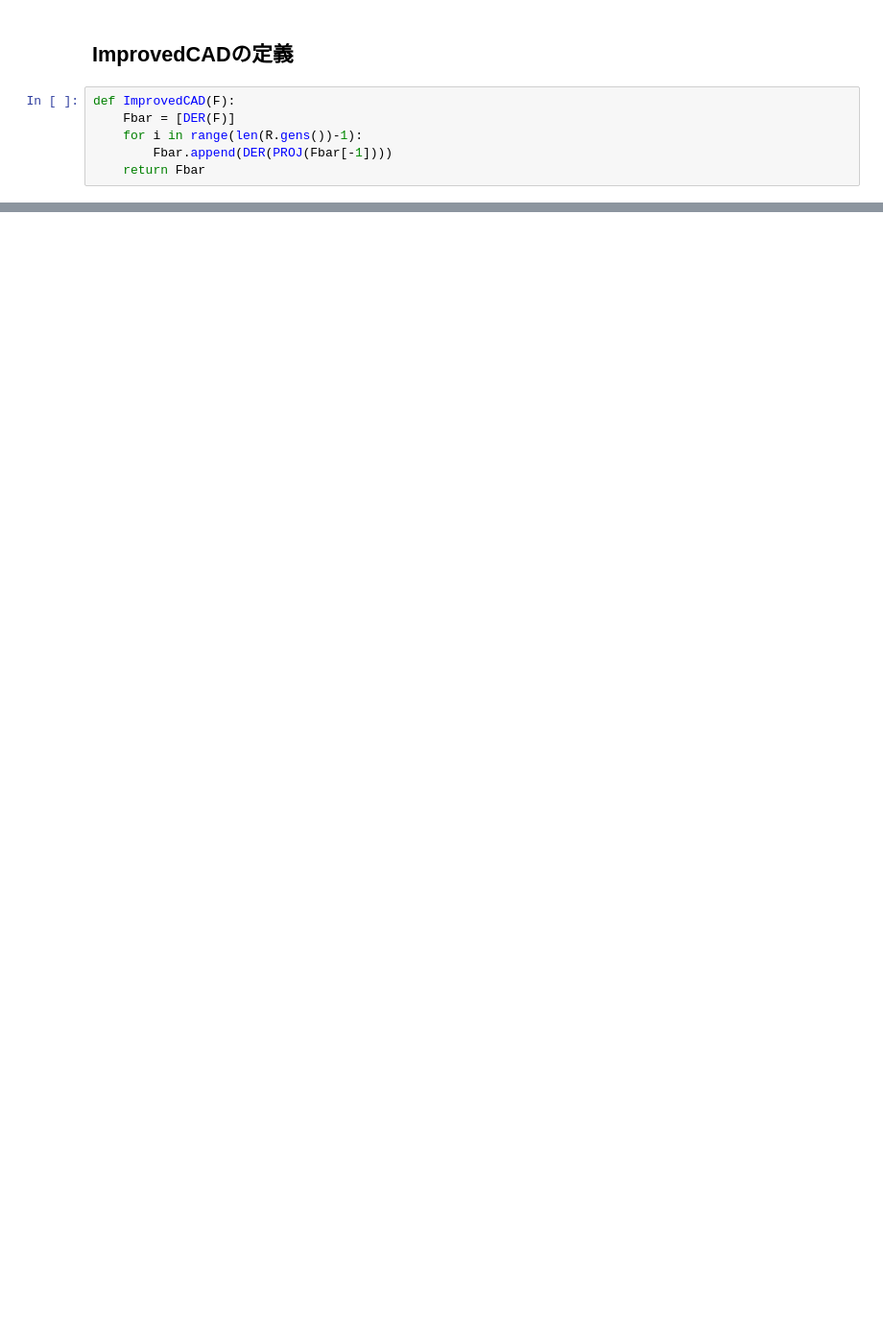
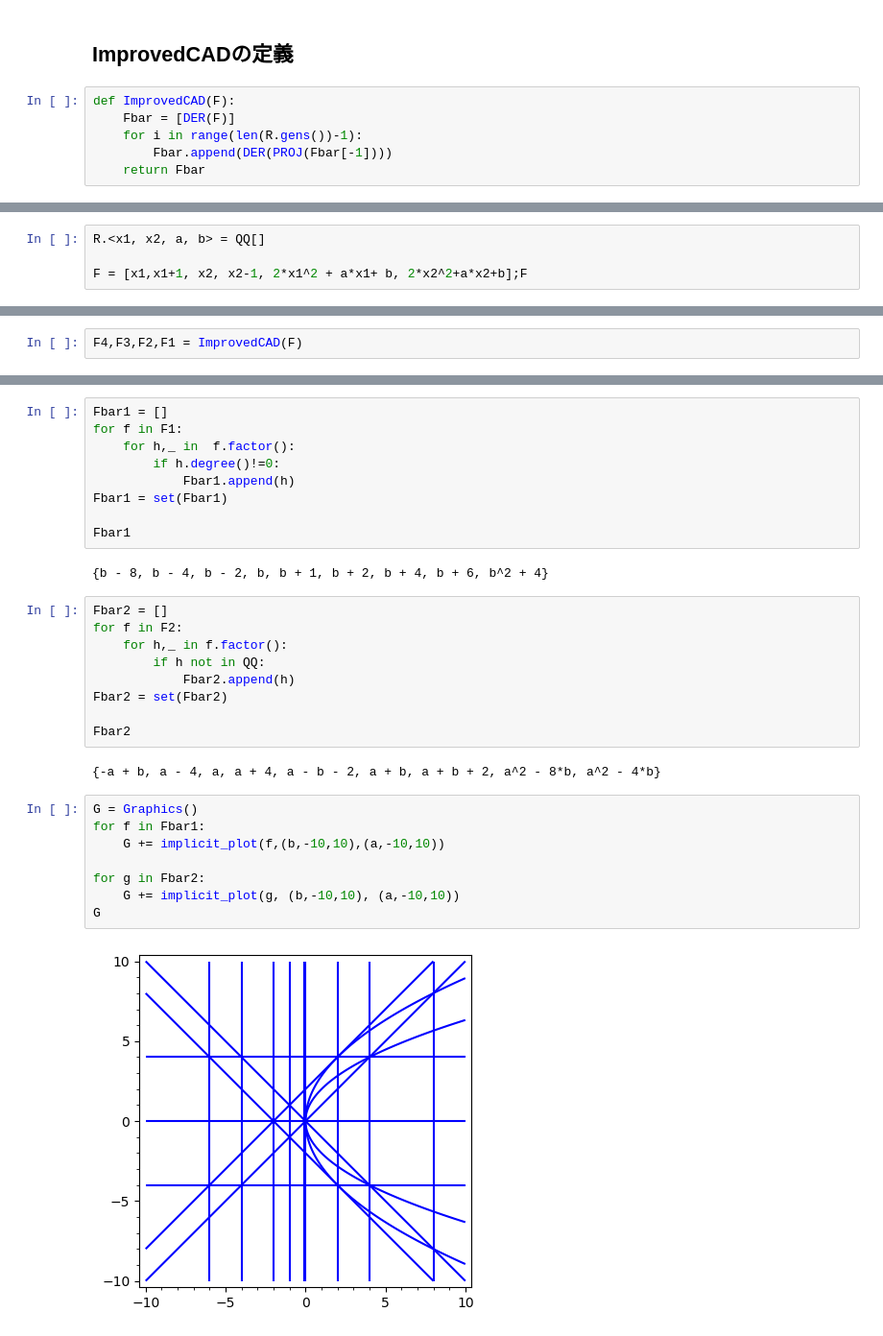
Before and after one commit to let708708/SemiAlgebraicGeometry, a Jupyter notebook: CAD/SampleQE.ipynb, the cells around one changed output, grey strips where cells are left out. Shown at 96% size. Drawn from its saved outputs; the diff is of its cells as text; blank space fills up the shorter version.

```diff
--- a/CAD/SampleQE.ipynb
+++ b/CAD/SampleQE.ipynb
@@ -313,0 +382,4 @@ ImprovedCAD(F)
+# %%
+R.<x1, x2, a, b> = QQ[]
+
+F = [x1,x1+1, x2, x2-1, 2*x1^2 + a*x1+ b, 2*x2^2+a*x2+b];F
@@ -313,0 +388,2 @@ ImprovedCAD(F)
+# %%
+F4,F3,F2,F1 = ImprovedCAD(F)
@@ -313,0 +394,32 @@ ImprovedCAD(F)
+# %%
+Fbar1 = []
+for f in F1:
+    for h,_ in  f.factor():
+        if h.degree()!=0:
+            Fbar1.append(h)
+Fbar1 = set(Fbar1)
+
+Fbar1
+# %% [output]
+{b - 8, b - 4, b - 2, b, b + 1, b + 2, b + 4, b + 6, b^2 + 4}
+# %%
+Fbar2 = []
+for f in F2:
+    for h,_ in f.factor():
+        if h not in QQ:
+            Fbar2.append(h)
+Fbar2 = set(Fbar2)
+
+Fbar2
+# %% [output]
+{-a + b, a - 4, a, a + 4, a - b - 2, a + b, a + b + 2, a^2 - 8*b, a^2 - 4*b}
+# %%
+G = Graphics()
+for f in Fbar1:
+    G += implicit_plot(f,(b,-10,10),(a,-10,10))
+
+for g in Fbar2:
+    G += implicit_plot(g, (b,-10,10), (a,-10,10))
+G
+# %% [output]
+[figure, added]
```
Also changed, not shown: parts of 23 cells of this notebook.
